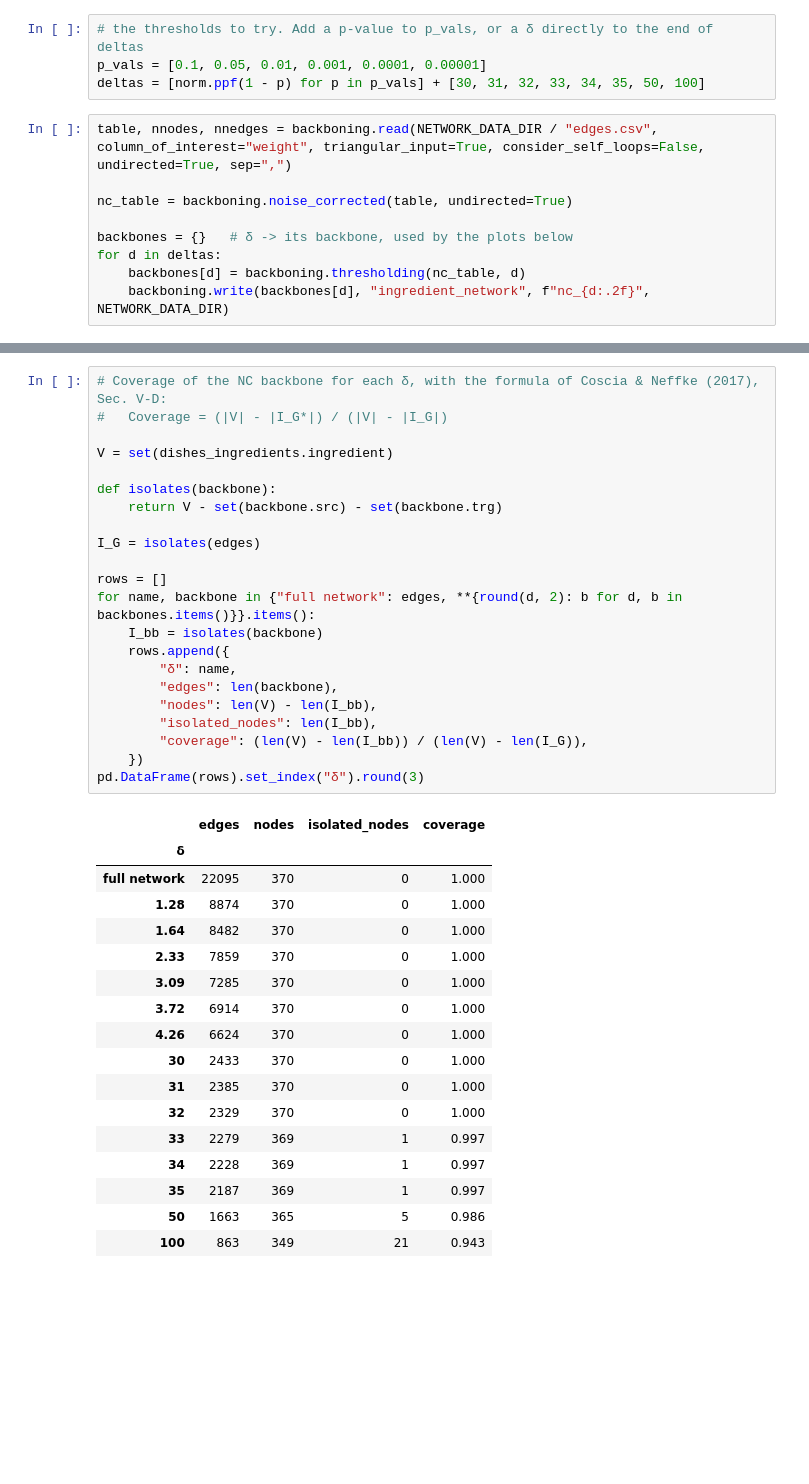
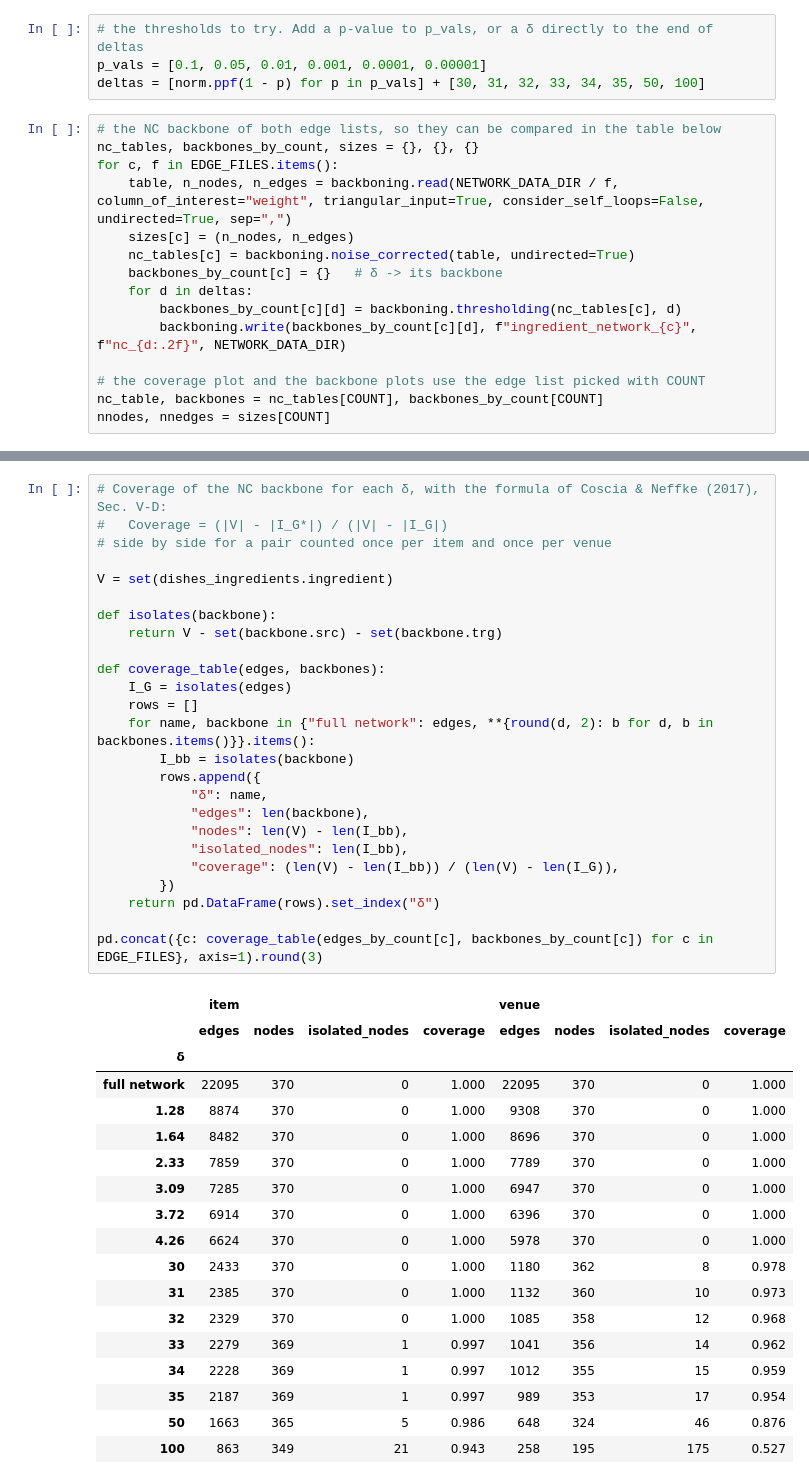
Before and after one commit to rakulmaria/cph-menu-finder, a Jupyter notebook: src/cph-menu-finder/network.ipynb, the cells around one changed output, grey strips where cells are left out. Drawn from its saved outputs; the diff is of its cells as text; blank space fills up the shorter version.

```diff
--- a/src/cph-menu-finder/network.ipynb
+++ b/src/cph-menu-finder/network.ipynb
@@ -72,13 +99,19 @@ edges = pd.read_csv(NETWORK_DATA_DIR / "edges-2026-11-18.csv")
 p_vals = [0.1, 0.05, 0.01, 0.001, 0.0001, 0.00001]
 deltas = [norm.ppf(1 - p) for p in p_vals] + [30, 31, 32, 33, 34, 35, 50, 100]
 # %%
-table, nnodes, nnedges = backboning.read(NETWORK_DATA_DIR / "edges.csv", column_of_interest="weight", triangular_input=True, consider_self_loops=False, undirected=True, sep=",")
+# the NC backbone of both edge lists, so they can be compared in the table below
+nc_tables, backbones_by_count, sizes = {}, {}, {}
+for c, f in EDGE_FILES.items():
+    table, n_nodes, n_edges = backboning.read(NETWORK_DATA_DIR / f, column_of_interest="weight", triangular_input=True, consider_self_loops=False, undirected=True, sep=",")
+    sizes[c] = (n_nodes, n_edges)
+    nc_tables[c] = backboning.noise_corrected(table, undirected=True)
+    backbones_by_count[c] = {}   # δ -> its backbone
+    for d in deltas:
+        backbones_by_count[c][d] = backboning.thresholding(nc_tables[c], d)
+        backboning.write(backbones_by_count[c][d], f"ingredient_network_{c}", f"nc_{d:.2f}", NETWORK_DATA_DIR)
 
-nc_table = backboning.noise_corrected(table, undirected=True)
-
-backbones = {}   # δ -> its backbone, used by the plots below
-for d in deltas:
-    backbones[d] = backboning.thresholding(nc_table, d)
-    backboning.write(backbones[d], "ingredient_network", f"nc_{d:.2f}", NETWORK_DATA_DIR)
+# the coverage plot and the backbone plots use the edge list picked with COUNT
+nc_table, backbones = nc_tables[COUNT], backbones_by_count[COUNT]
+nnodes, nnedges = sizes[COUNT]
 # %% [output]
 Calculating NC score...
@@ -85,43 +119,47 @@ Calculating NC score...
 # %%
 # Coverage of the NC backbone for each δ, with the formula of Coscia & Neffke (2017), Sec. V-D:
 #   Coverage = (|V| - |I_G*|) / (|V| - |I_G|)
+# side by side for a pair counted once per item and once per venue
 
 V = set(dishes_ingredients.ingredient)
 
 def isolates(backbone):
     return V - set(backbone.src) - set(backbone.trg)
 
-I_G = isolates(edges)
+def coverage_table(edges, backbones):
+    I_G = isolates(edges)
+    rows = []
+    for name, backbone in {"full network": edges, **{round(d, 2): b for d, b in backbones.items()}}.items():
+        I_bb = isolates(backbone)
+        rows.append({
+            "δ": name,
+            "edges": len(backbone),
+            "nodes": len(V) - len(I_bb),
+            "isolated_nodes": len(I_bb),
+            "coverage": (len(V) - len(I_bb)) / (len(V) - len(I_G)),
+        })
+    return pd.DataFrame(rows).set_index("δ")
 
-rows = []
-for name, backbone in {"full network": edges, **{round(d, 2): b for d, b in backbones.items()}}.items():
-    I_bb = isolates(backbone)
-    rows.append({
-        "δ": name,
-        "edges": len(backbone),
-        "nodes": len(V) - len(I_bb),
-        "isolated_nodes": len(I_bb),
-        "coverage": (len(V) - len(I_bb)) / (len(V) - len(I_G)),
-    })
-pd.DataFrame(rows).set_index("δ").round(3)
+pd.concat({c: coverage_table(edges_by_count[c], backbones_by_count[c]) for c in EDGE_FILES}, axis=1).round(3)
 # %% [output]
-|  | edges | nodes | isolated_nodes | coverage |
-| δ |  |  |  |  |
-| full network | 22095 | 370 | 0 | 1.000 |
-| 1.28 | 8874 | 370 | 0 | 1.000 |
-| 1.64 | 8482 | 370 | 0 | 1.000 |
-| 2.33 | 7859 | 370 | 0 | 1.000 |
-| 3.09 | 7285 | 370 | 0 | 1.000 |
-| 3.72 | 6914 | 370 | 0 | 1.000 |
-| 4.26 | 6624 | 370 | 0 | 1.000 |
-| 30 | 2433 | 370 | 0 | 1.000 |
-| 31 | 2385 | 370 | 0 | 1.000 |
-| 32 | 2329 | 370 | 0 | 1.000 |
-| 33 | 2279 | 369 | 1 | 0.997 |
-| 34 | 2228 | 369 | 1 | 0.997 |
-| 35 | 2187 | 369 | 1 | 0.997 |
-| 50 | 1663 | 365 | 5 | 0.986 |
-| 100 | 863 | 349 | 21 | 0.943 |
+|  | item |  |  |  | venue |  |  |  |
+|  | edges | nodes | isolated_nodes | coverage | edges | nodes | isolated_nodes | coverage |
+| δ |  |  |  |  |  |  |  |  |
+| full network | 22095 | 370 | 0 | 1.000 | 22095 | 370 | 0 | 1.000 |
+| 1.28 | 8874 | 370 | 0 | 1.000 | 9308 | 370 | 0 | 1.000 |
+| 1.64 | 8482 | 370 | 0 | 1.000 | 8696 | 370 | 0 | 1.000 |
+| 2.33 | 7859 | 370 | 0 | 1.000 | 7789 | 370 | 0 | 1.000 |
+| 3.09 | 7285 | 370 | 0 | 1.000 | 6947 | 370 | 0 | 1.000 |
+| 3.72 | 6914 | 370 | 0 | 1.000 | 6396 | 370 | 0 | 1.000 |
+| 4.26 | 6624 | 370 | 0 | 1.000 | 5978 | 370 | 0 | 1.000 |
+| 30 | 2433 | 370 | 0 | 1.000 | 1180 | 362 | 8 | 0.978 |
+| 31 | 2385 | 370 | 0 | 1.000 | 1132 | 360 | 10 | 0.973 |
+| 32 | 2329 | 370 | 0 | 1.000 | 1085 | 358 | 12 | 0.968 |
+| 33 | 2279 | 369 | 1 | 0.997 | 1041 | 356 | 14 | 0.962 |
+| 34 | 2228 | 369 | 1 | 0.997 | 1012 | 355 | 15 | 0.959 |
+| 35 | 2187 | 369 | 1 | 0.997 | 989 | 353 | 17 | 0.954 |
+| 50 | 1663 | 365 | 5 | 0.986 | 648 | 324 | 46 | 0.876 |
+| 100 | 863 | 349 | 21 | 0.943 | 258 | 195 | 175 | 0.527 |
 # %%
 # Coverage of the Noise-Corrected backbone for varying thresholds, as Fig. 7 of Coscia & Neffke (2017).
 # Coverage = the share of the ingredients that still have at least one pair left in the backbone.
```
Also changed, not shown: parts of 11 cells of this notebook, 1 other file.
